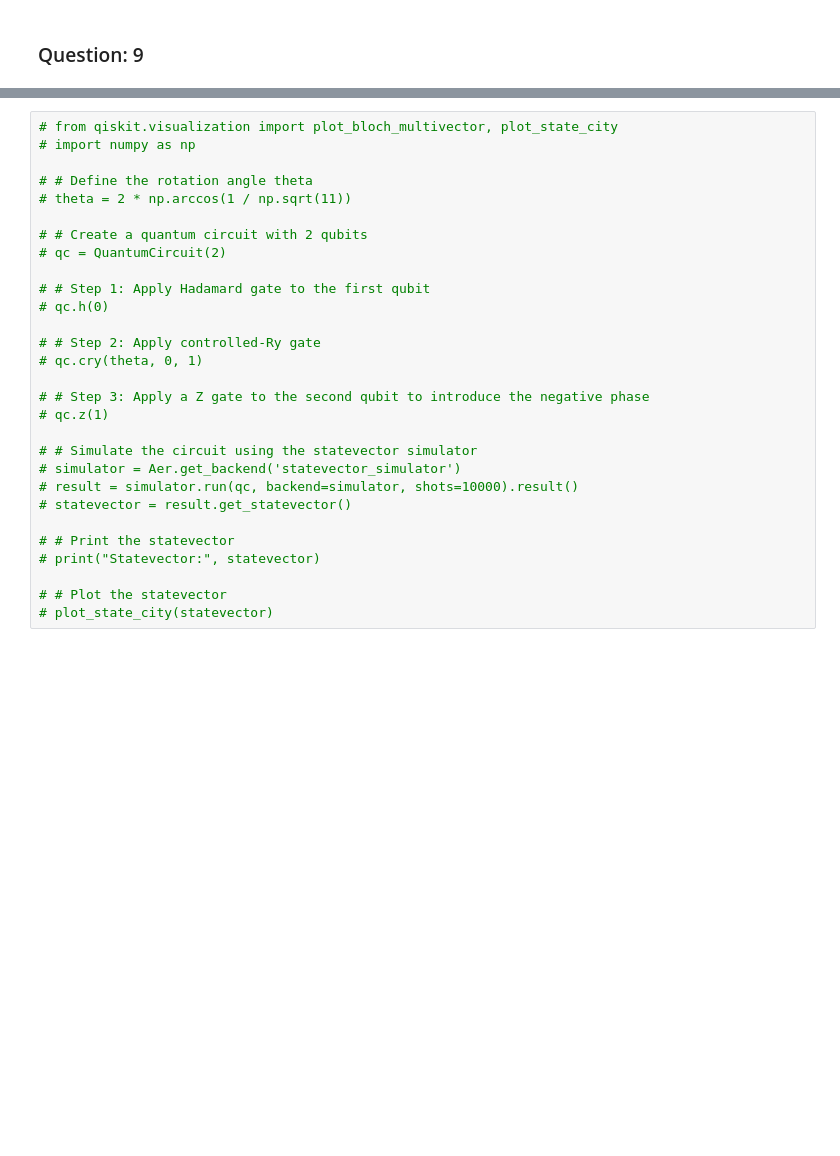
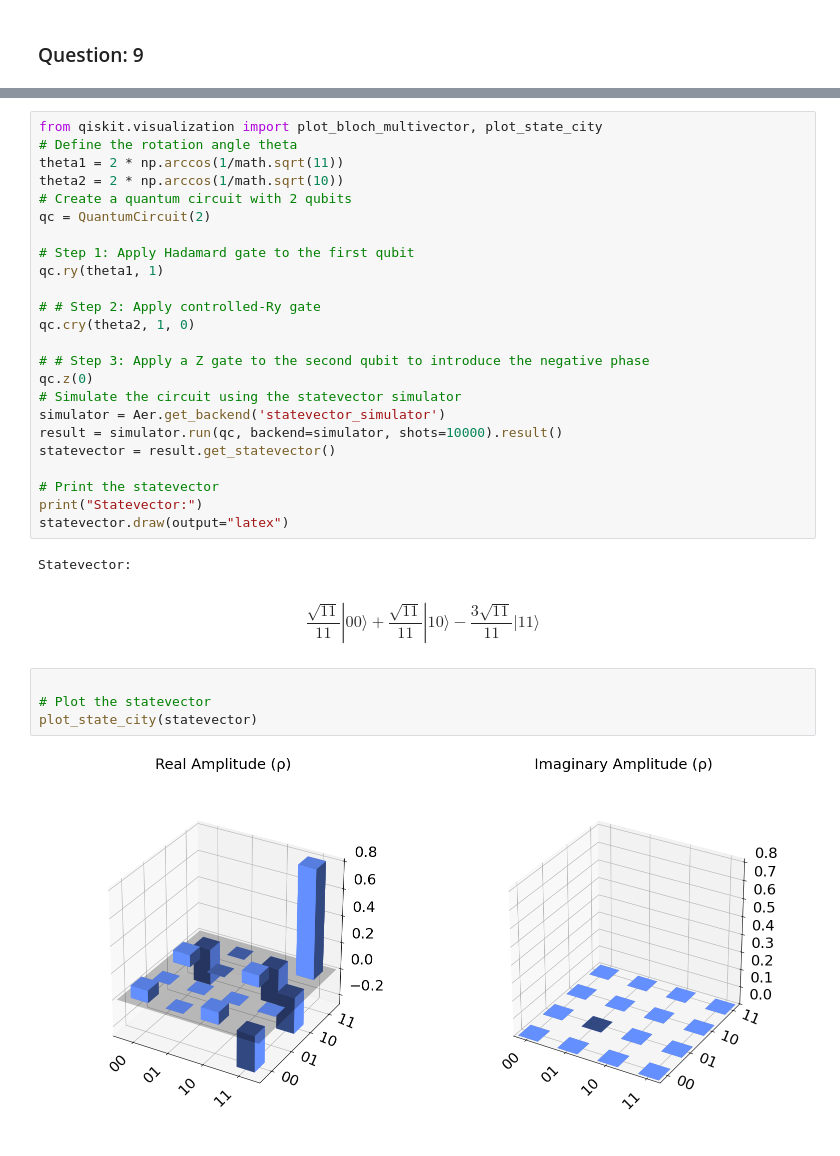
Before and after one commit to pradyotqc/Assignments_AQC, a Jupyter notebook: Assignment2_QC/assign_2.ipynb, the cells around one changed output, grey strips where cells are left out. Saved outputs shown, nothing was run; the diff lists cells and outputs as text; blank space fills up the shorter version.

```diff
--- a/Assignment2_QC/assign_2.ipynb
+++ b/Assignment2_QC/assign_2.ipynb
@@ -185,29 +190,33 @@ Measurement results: {'00': 487, '11': 473, '01': 40}
 # %%
-# from qiskit.visualization import plot_bloch_multivector, plot_state_city
-# import numpy as np
+from qiskit.visualization import plot_bloch_multivector, plot_state_city
+# Define the rotation angle theta
+theta1 = 2 * np.arccos(1/math.sqrt(11))
+theta2 = 2 * np.arccos(1/math.sqrt(10))
+# Create a quantum circuit with 2 qubits
+qc = QuantumCircuit(2)
 
-# # Define the rotation angle theta
-# theta = 2 * np.arccos(1 / np.sqrt(11))
-
-# # Create a quantum circuit with 2 qubits
-# qc = QuantumCircuit(2)
-
-# # Step 1: Apply Hadamard gate to the first qubit
-# qc.h(0)
+# Step 1: Apply Hadamard gate to the first qubit
+qc.ry(theta1, 1)
 
 # # Step 2: Apply controlled-Ry gate
-# qc.cry(theta, 0, 1)
+qc.cry(theta2, 1, 0)
 
 # # Step 3: Apply a Z gate to the second qubit to introduce the negative phase
-# qc.z(1)
+qc.z(0)
+# Simulate the circuit using the statevector simulator
+simulator = Aer.get_backend('statevector_simulator')
+result = simulator.run(qc, backend=simulator, shots=10000).result()
+statevector = result.get_statevector()
 
-# # Simulate the circuit using the statevector simulator
-# simulator = Aer.get_backend('statevector_simulator')
-# result = simulator.run(qc, backend=simulator, shots=10000).result()
-# statevector = result.get_statevector()
-
-# # Print the statevector
-# print("Statevector:", statevector)
-
-# # Plot the statevector
-# plot_state_city(statevector)
+# Print the statevector
+print("Statevector:")
+statevector.draw(output="latex")
+# %% [output]
+Statevector:
+$$\frac{\sqrt{11}}{11} |00\rangle+\frac{\sqrt{11}}{11} |10\rangle- \frac{3 \sqrt{11}}{11} |11\rangle$$
+# %%
+
+# Plot the statevector
+plot_state_city(statevector)
+# %% [output]
+[figure, added]
```
Also changed, not shown: parts of 5 cells of this notebook.
